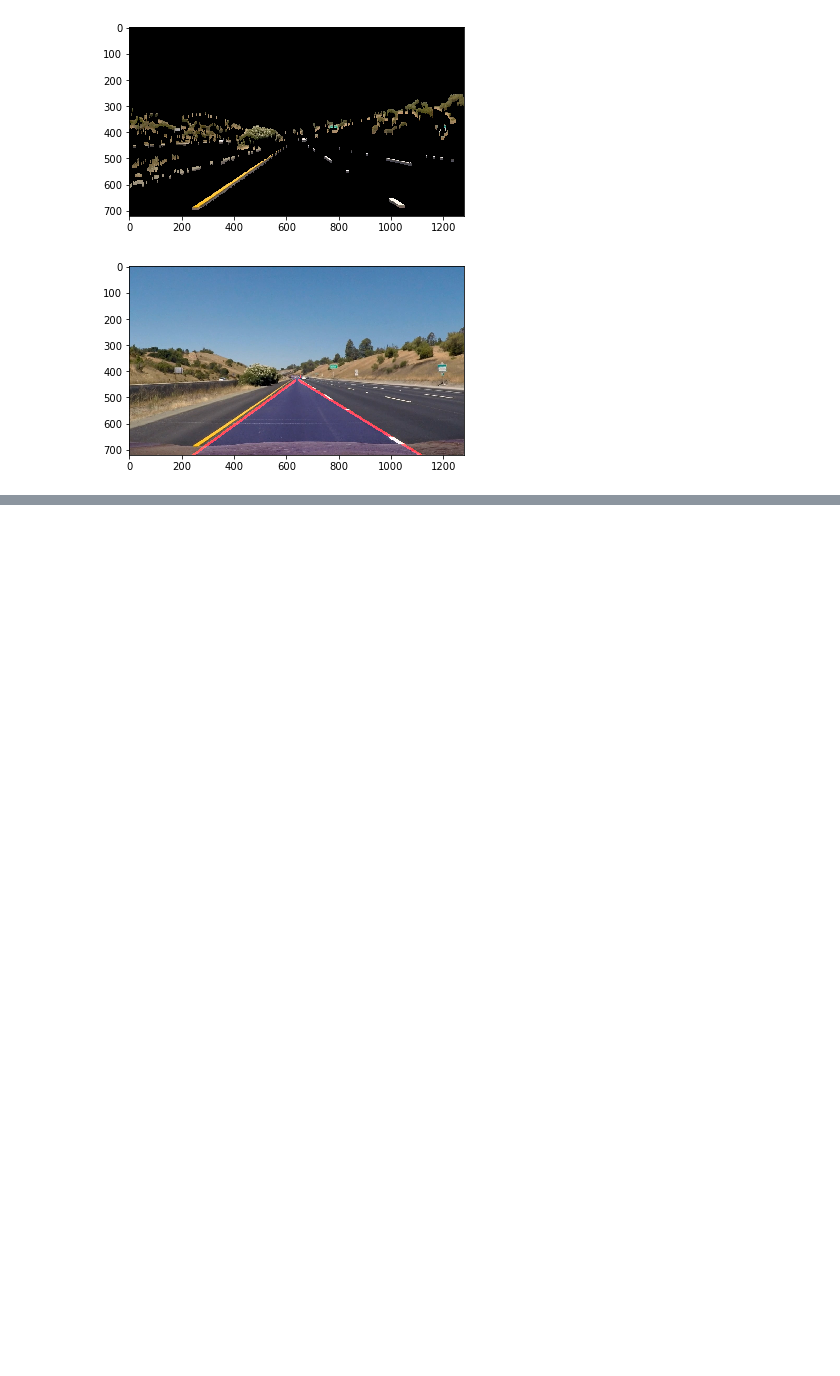
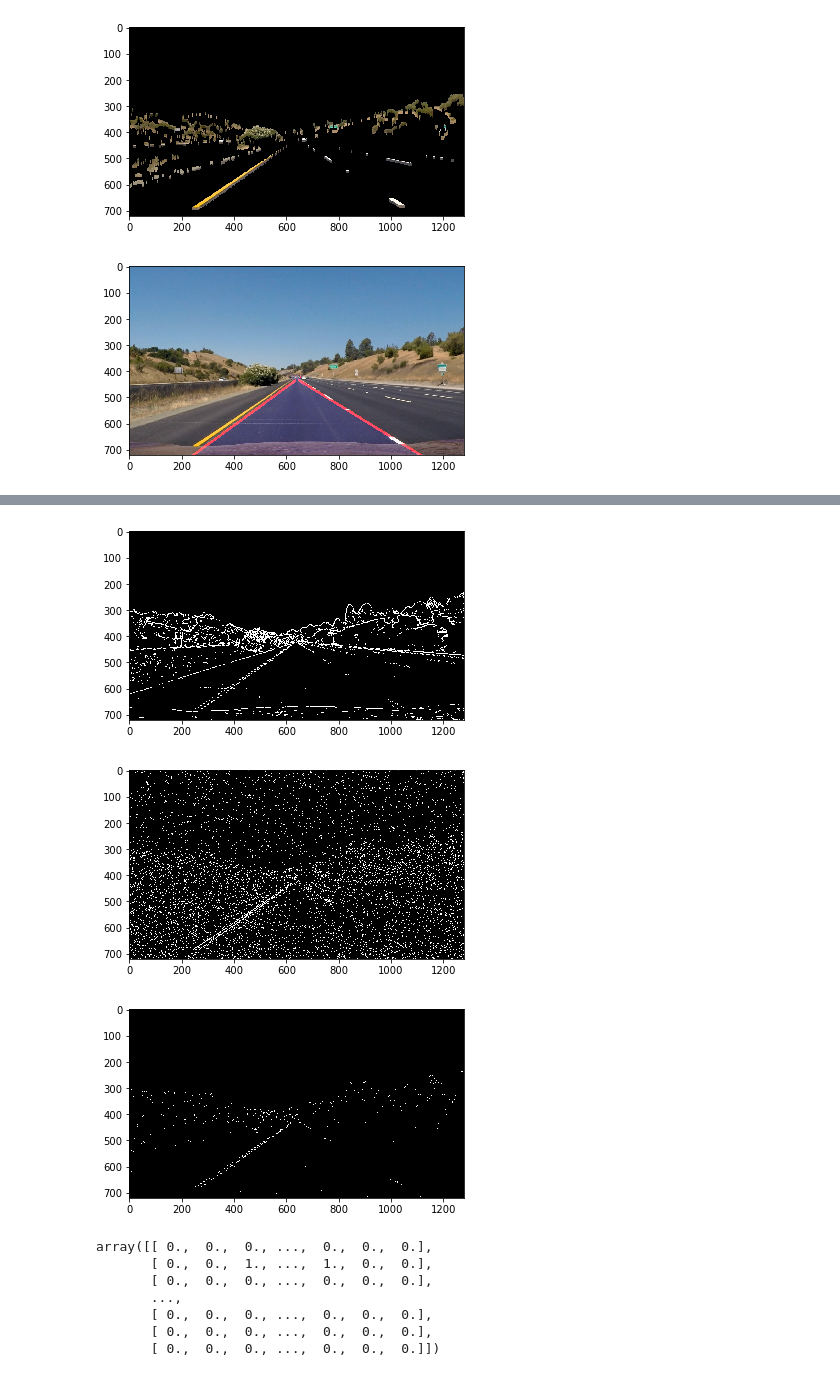
Before and after one commit to sketchc89/AdvanceLaneLines-P4, a Jupyter notebook: LineDetection.ipynb, the cells around one changed output, grey strips where cells are left out. Saved outputs shown, nothing was run; the diff lists cells and outputs as text; code cells hidden in the pictures; blank space fills up the shorter version.

Commit message:
Sobel Detector added

```diff
--- a/LineDetection.ipynb
+++ b/LineDetection.ipynb
@@ -132,3 +137,48 @@ plt.show()
+# %%
+def sobel_thresh(img, mag_thresh_min=0, mag_thresh_max=255,
+                     dir_thresh_min=0, dir_thresh_max=np.pi/2):
+    '''Computes edges using Sobel edge detector'''
+    gray = cv2.cvtColor(img, cv2.COLOR_RGB2GRAY)
+    sobel_x = cv2.Sobel(gray, cv2.CV_64F, 1, 0)
+    sobel_y = cv2.Sobel(gray, cv2.CV_64F, 0, 1)
+
+    sobel_mag = np.sqrt(sobel_x**2 + sobel_y**2)
+    sobel_mag = (255*sobel_mag / np.max(sobel_mag)).astype(np.uint8)
+    binary_mag = np.zeros_like(sobel_mag)
+    binary_mag[(sobel_mag >= mag_thresh_min) & (sobel_mag <= mag_thresh_max)] = 1
+
+    plt.imshow(binary_mag, cmap='gray')
+    plt.show()
+
+    sobel_abs_x = np.sqrt(sobel_x**2)
+    sobel_abs_y = np.sqrt(sobel_y**2)
+    sobel_dir = np.arctan2(sobel_abs_y, sobel_abs_x)
+    binary_dir = np.zeros_like(sobel_dir)
+    binary_dir[(sobel_dir >= dir_thresh_min) & (sobel_dir <= dir_thresh_max)] = 1
+
+    plt.imshow(binary_dir, cmap='gray')
+    plt.show()
+
+    combined = np.zeros_like(binary_dir)
+    combined[[(binary_dir == 1) & (binary_mag == 1)]] = 1
+
+    plt.imshow(combined, cmap='gray')
+    plt.show()
+
+    return combined
+# %%
+sobel_thresh(img, 30, 100, .9, 1.1)
+# %% [output]
+[figure, added]
+[figure, added]
+[figure, added]
+array([[ 0.,  0.,  0., ...,  0.,  0.,  0.],
+       [ 0.,  0.,  1., ...,  1.,  0.,  0.],
+       [ 0.,  0.,  0., ...,  0.,  0.,  0.],
+       ...,
+       [ 0.,  0.,  0., ...,  0.,  0.,  0.],
+       [ 0.,  0.,  0., ...,  0.,  0.,  0.],
+       [ 0.,  0.,  0., ...,  0.,  0.,  0.]])
 # %%
 def region_of_interest(img, vertices):
     """
```
Also changed, not shown: parts of 7 cells of this notebook.
